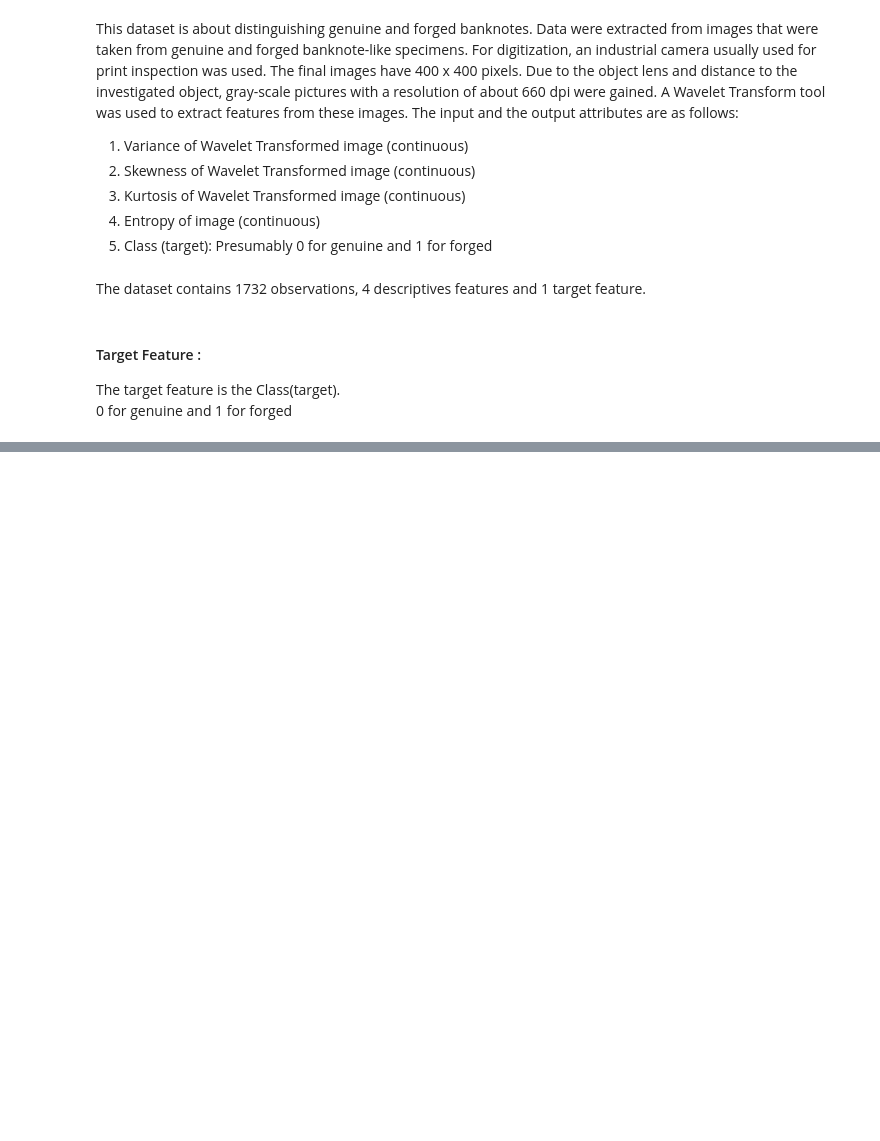
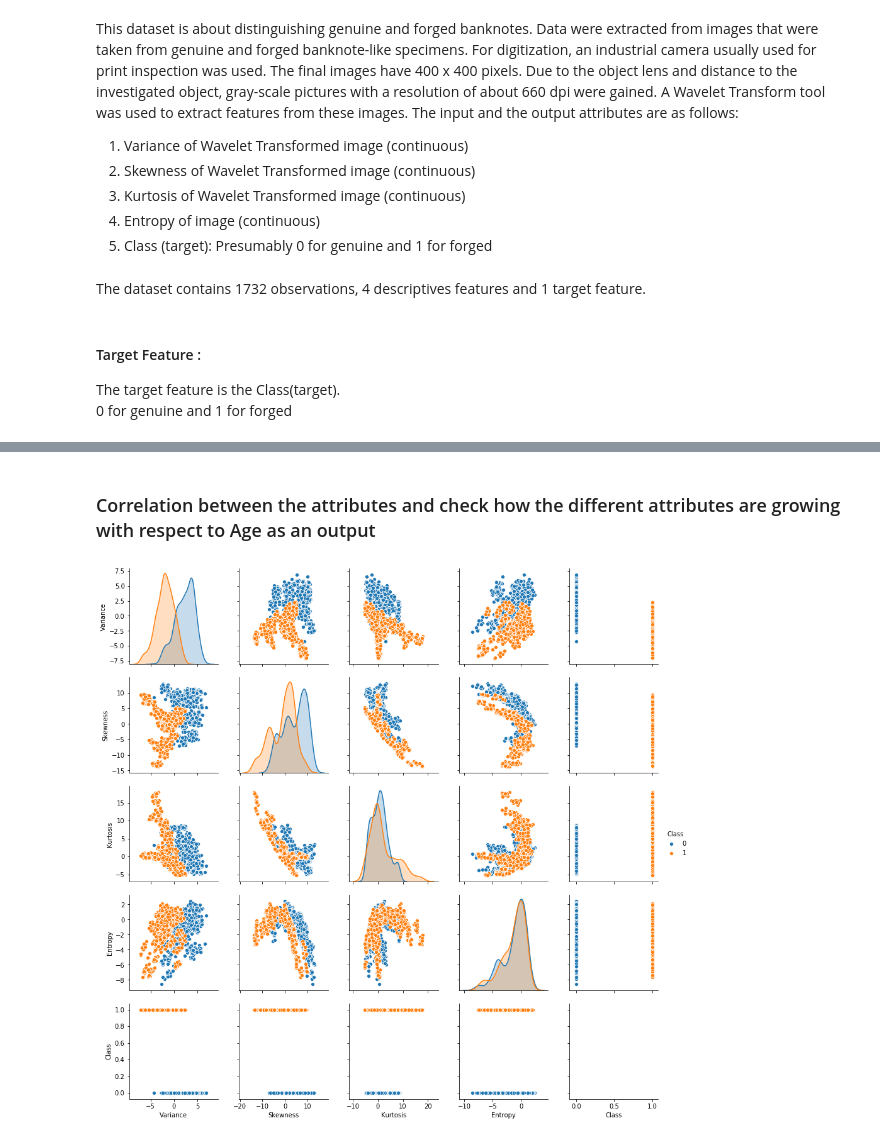
Before and after one commit to kartikm0021/Machine_Learning_Algorithms, a Jupyter notebook: Logistic_Regression/report/kartik_mahadevan_report.ipynb, the cells around one changed output, grey strips where cells are left out. Drawn from its saved outputs; the diff is of its cells as text; code cells hidden in the pictures; blank space fills up the shorter version.

```diff
--- a/Logistic_Regression/report/kartik_mahadevan_report.ipynb
+++ b/Logistic_Regression/report/kartik_mahadevan_report.ipynb
@@ -28,0 +137,8 @@ The target feature is the Class(target). <br/>
+# %% [markdown]
+### Correlation between the attributes and check how the different attributes are growing with respect to Age as an output
+# %%
+axis = sb.pairplot(data,hue='Class');
+plt.show()
+# Focus on the last row whereby we can see a correlation between the attribtes and the output variable
+# %% [output]
+[figure, added]
```
Also changed, not shown: parts of 55 cells of this notebook, 15 other files.
